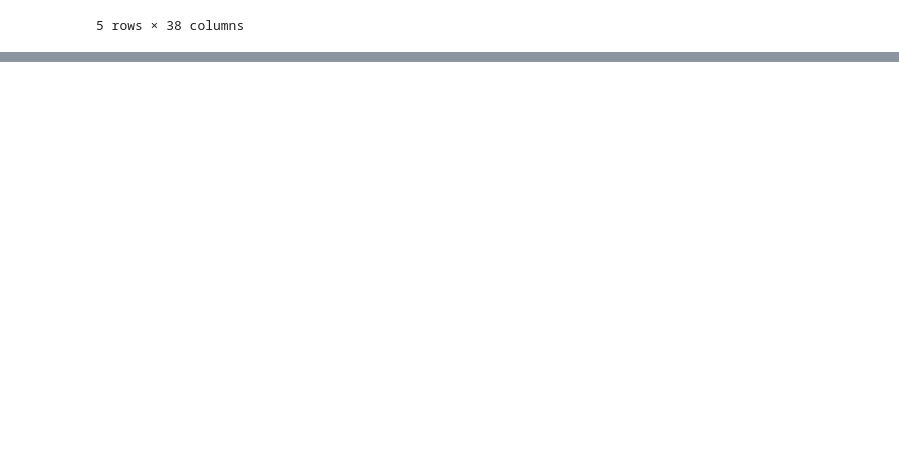
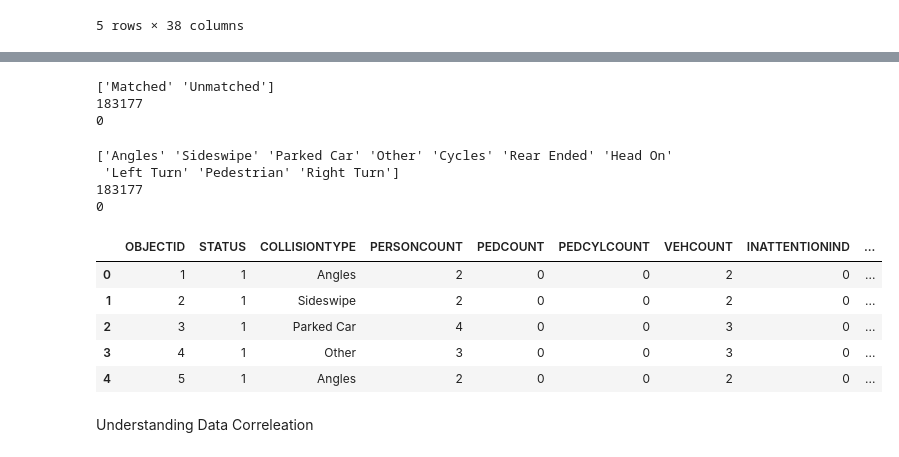
Before and after one commit to v111-hub/Coursera_Capstone, a Jupyter notebook: scripts/Capstone_Project-Car-accident-severity-Week-2.ipynb, the cells around one changed output, grey strips where cells are left out. Drawn from its saved outputs; the diff is of its cells as text; code cells hidden in the pictures; blank space fills up the shorter version.

```diff
--- a/scripts/Capstone_Project-Car-accident-severity-Week-2.ipynb
+++ b/scripts/Capstone_Project-Car-accident-severity-Week-2.ipynb
@@ -51,0 +252,25 @@ df_collision_data_1.head()
+# %%
+helper('STATUS')
+# %% [output]
+['Matched' 'Unmatched']
+183177
+0
+# %%
+helper('COLLISIONTYPE')
+# %% [output]
+['Angles' 'Sideswipe' 'Parked Car' 'Other' 'Cycles' 'Rear Ended' 'Head On'
+ 'Left Turn' 'Pedestrian' 'Right Turn']
+183177
+0
+# %%
+
+df_selected.head(5)
+# %% [output]
+|  | OBJECTID | STATUS | COLLISIONTYPE | PERSONCOUNT | PEDCOUNT | PEDCYLCOUNT | VEHCOUNT | INATTENTIONIND | ... |
+| 0 | 1 | 1 | Angles | 2 | 0 | 0 | 2 | 0 | ... |
+| 1 | 2 | 1 | Sideswipe | 2 | 0 | 0 | 2 | 0 | ... |
+| 2 | 3 | 1 | Parked Car | 4 | 0 | 0 | 3 | 0 | ... |
+| 3 | 4 | 1 | Other | 3 | 0 | 0 | 3 | 0 | ... |
+| 4 | 5 | 1 | Angles | 2 | 0 | 0 | 2 | 0 | ... |
+# %% [markdown]
+Understanding Data Correleation
```
Also changed, not shown: parts of 44 cells of this notebook.
